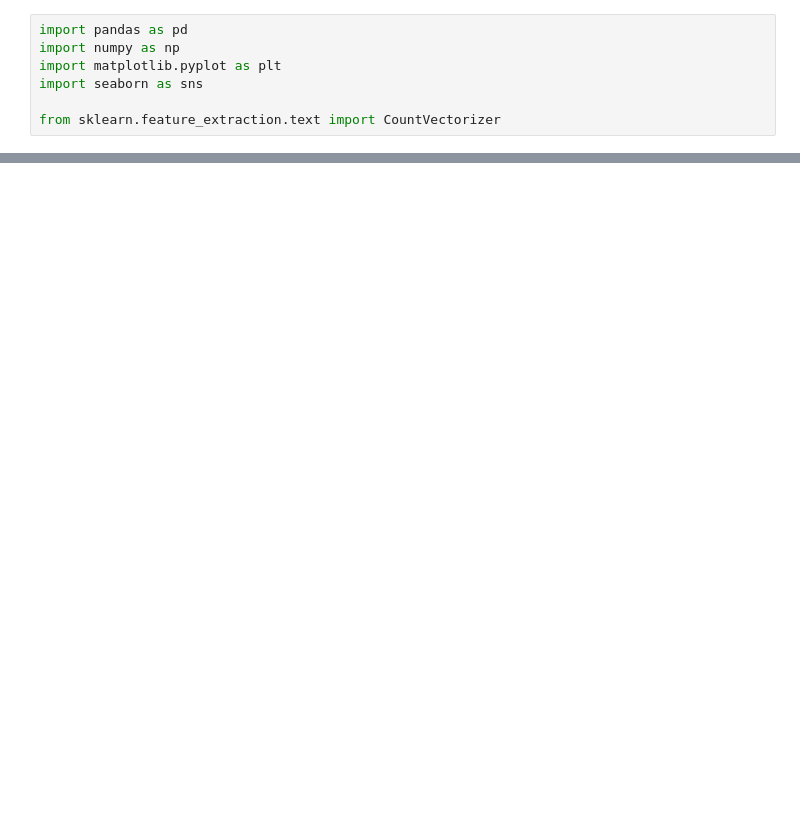
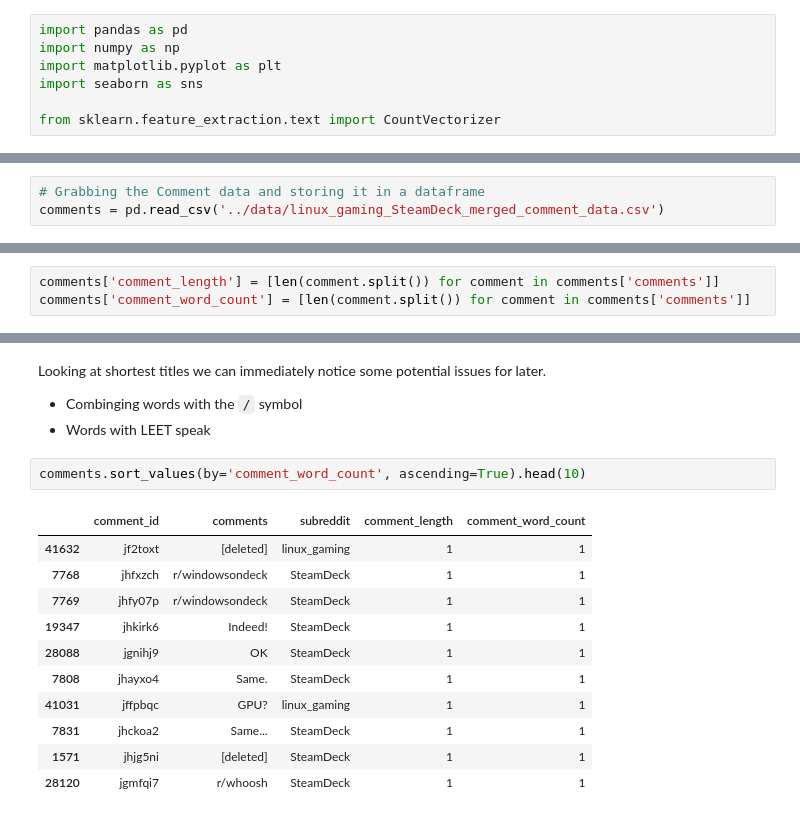
Before and after one commit to EKYS12/NLP_Reddit_linux_gaming_and_Steamdeck, a Jupyter notebook: notebooks/eda.ipynb, the cells around one changed output, grey strips where cells are left out. Cells and saved outputs as stored; diff of their text form; blank space fills up the shorter version.

```diff
--- a/notebooks/eda.ipynb
+++ b/notebooks/eda.ipynb
@@ -10 +20,4 @@ df = pd.read_csv('../data/linux_gaming_SteamDeck_merged_title_data.csv')
+# %%
+# Grabbing the Comment data and storing it in a dataframe
+comments = pd.read_csv('../data/linux_gaming_SteamDeck_merged_comment_data.csv')
 # %%
@@ -22,0 +57,3 @@ df.shape
+# %%
+comments['comment_length'] = [len(comment.split()) for comment in comments['comments']]
+comments['comment_word_count'] = [len(comment.split()) for comment in comments['comments']]
@@ -22,0 +108,18 @@ df.shape
+# %% [markdown]
+Looking at shortest titles we can immediately notice some potential issues for later.
+* Combinging words with the `/` symbol
+* Words with LEET speak
+# %%
+comments.sort_values(by='comment_word_count', ascending=True).head(10)
+# %% [output]
+|  | comment_id | comments | subreddit | comment_length | comment_word_count |
+| 41632 | jf2toxt | [deleted] | linux_gaming | 1 | 1 |
+| 7768 | jhfxzch | r/windowsondeck | SteamDeck | 1 | 1 |
+| 7769 | jhfy07p | r/windowsondeck | SteamDeck | 1 | 1 |
+| 19347 | jhkirk6 | Indeed! | SteamDeck | 1 | 1 |
+| 28088 | jgnihj9 | OK | SteamDeck | 1 | 1 |
+| 7808 | jhayxo4 | Same. | SteamDeck | 1 | 1 |
+| 41031 | jffpbqc | GPU? | linux_gaming | 1 | 1 |
+| 7831 | jhckoa2 | Same... | SteamDeck | 1 | 1 |
+| 1571 | jhjg5ni | [deleted] | SteamDeck | 1 | 1 |
+| 28120 | jgmfqi7 | r/whoosh | SteamDeck | 1 | 1 |
```
Also changed, not shown: parts of 25 cells of this notebook, 10 other files.
